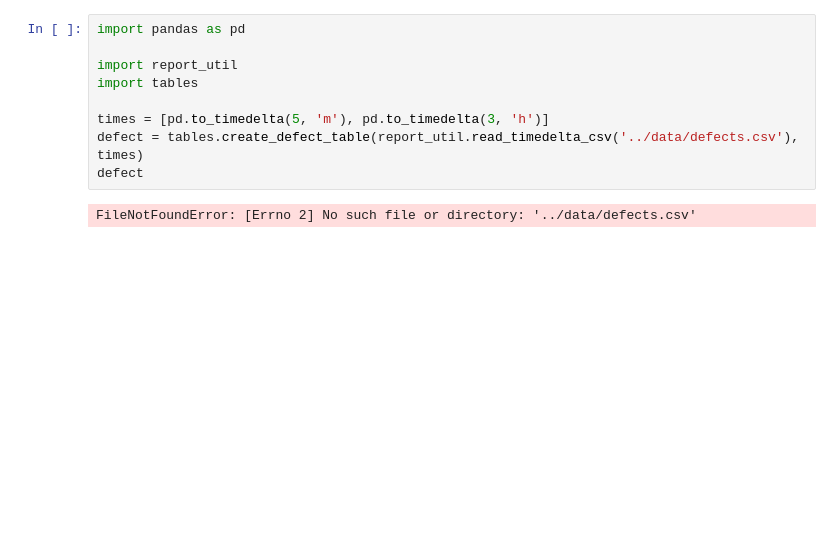
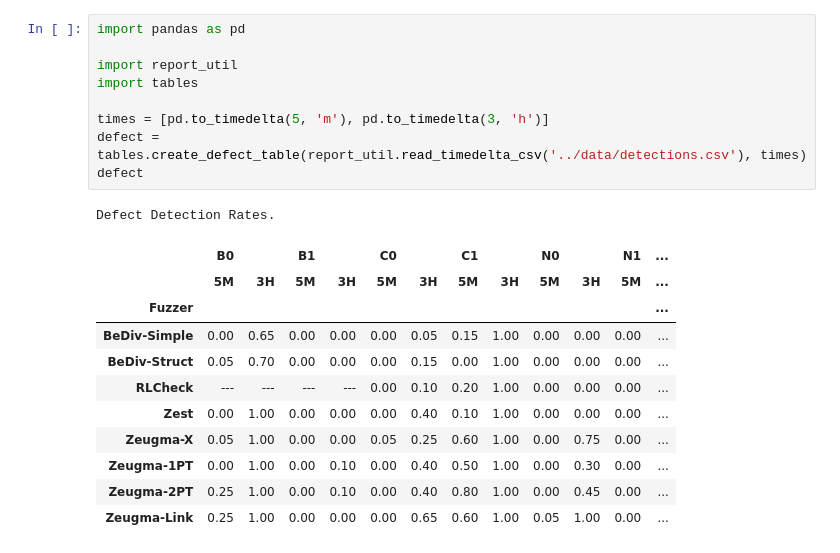
Before and after one commit to neu-se/zeugma, a Jupyter notebook: scripts/latex_report.ipynb, the cells around one changed output. Saved outputs shown, nothing was run; the diff lists cells and outputs as text; blank space fills up the shorter version.

```diff
--- a/scripts/latex_report.ipynb
+++ b/scripts/latex_report.ipynb
@@ -1,13 +1,24 @@
 # %%
 import pandas as pd
 
 import report_util
 import tables
 
 times = [pd.to_timedelta(5, 'm'), pd.to_timedelta(3, 'h')]
-defect = tables.create_defect_table(report_util.read_timedelta_csv('../data/defects.csv'), times)
+defect = tables.create_defect_table(report_util.read_timedelta_csv('../data/detections.csv'), times)
 defect
 # %% [output]
-FileNotFoundError: [Errno 2] No such file or directory: '../data/defects.csv'
+Defect Detection Rates.
+|  | B0 |  | B1 |  | C0 |  | C1 |  | N0 |  | N1 | ... |
+|  | 5M | 3H | 5M | 3H | 5M | 3H | 5M | 3H | 5M | 3H | 5M | ... |
+| Fuzzer |  |  |  |  |  |  |  |  |  |  |  | ... |
+| BeDiv-Simple | 0.00 | 0.65 | 0.00 | 0.00 | 0.00 | 0.05 | 0.15 | 1.00 | 0.00 | 0.00 | 0.00 | ... |
+| BeDiv-Struct | 0.05 | 0.70 | 0.00 | 0.00 | 0.00 | 0.15 | 0.00 | 1.00 | 0.00 | 0.00 | 0.00 | ... |
+| RLCheck | --- | --- | --- | --- | 0.00 | 0.10 | 0.20 | 1.00 | 0.00 | 0.00 | 0.00 | ... |
+| Zest | 0.00 | 1.00 | 0.00 | 0.00 | 0.00 | 0.40 | 0.10 | 1.00 | 0.00 | 0.00 | 0.00 | ... |
+| Zeugma-X | 0.05 | 1.00 | 0.00 | 0.00 | 0.05 | 0.25 | 0.60 | 1.00 | 0.00 | 0.75 | 0.00 | ... |
+| Zeugma-1PT | 0.00 | 1.00 | 0.00 | 0.10 | 0.00 | 0.40 | 0.50 | 1.00 | 0.00 | 0.30 | 0.00 | ... |
+| Zeugma-2PT | 0.25 | 1.00 | 0.00 | 0.10 | 0.00 | 0.40 | 0.80 | 1.00 | 0.00 | 0.45 | 0.00 | ... |
+| Zeugma-Link | 0.25 | 1.00 | 0.00 | 0.00 | 0.00 | 0.65 | 0.60 | 1.00 | 0.05 | 1.00 | 0.00 | ... |
 # %%
 print(defect.to_latex(multicol_align='c', hrules=True, multirow_align='t', convert_css=True))
```
Also changed, not shown: parts of 6 cells of this notebook, 2 other files.
